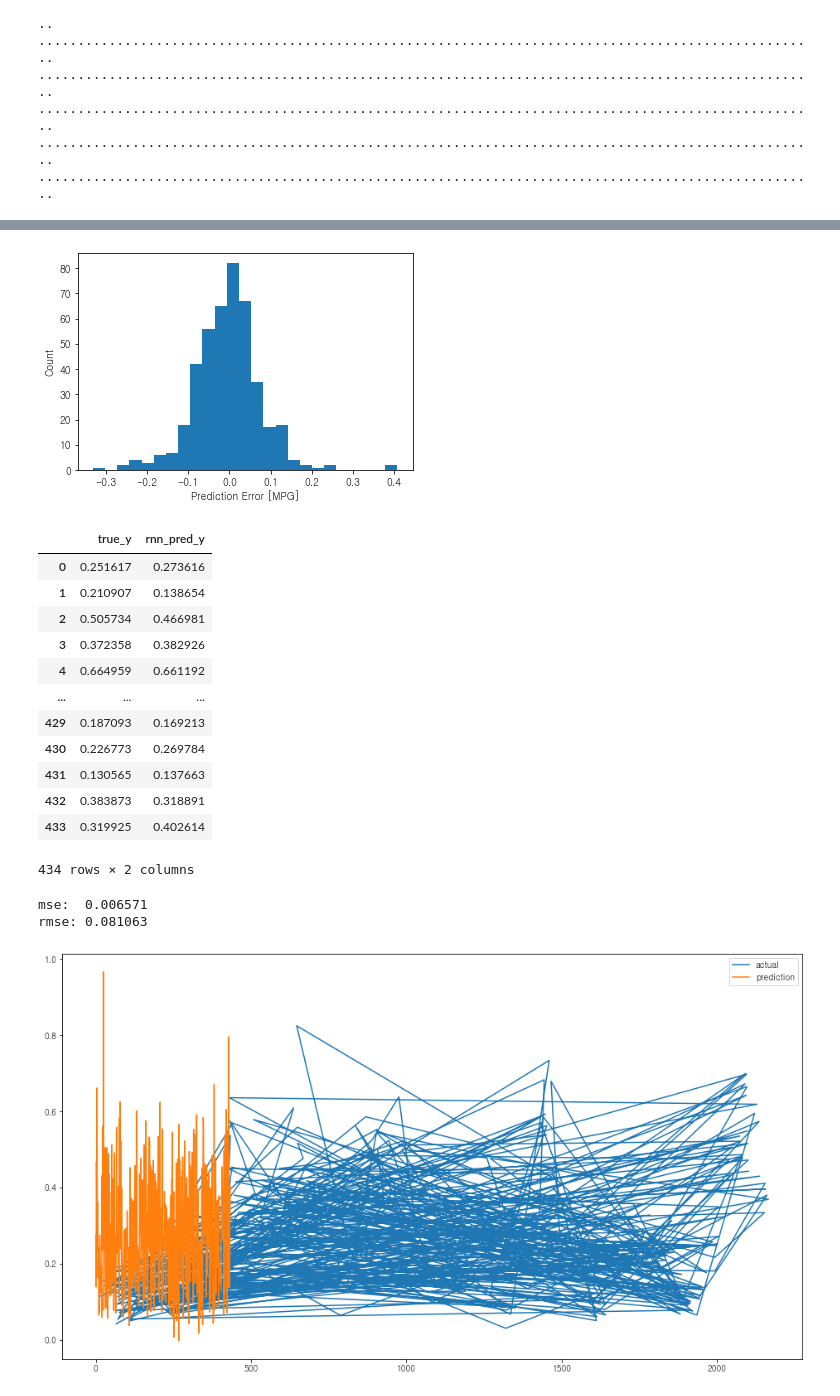
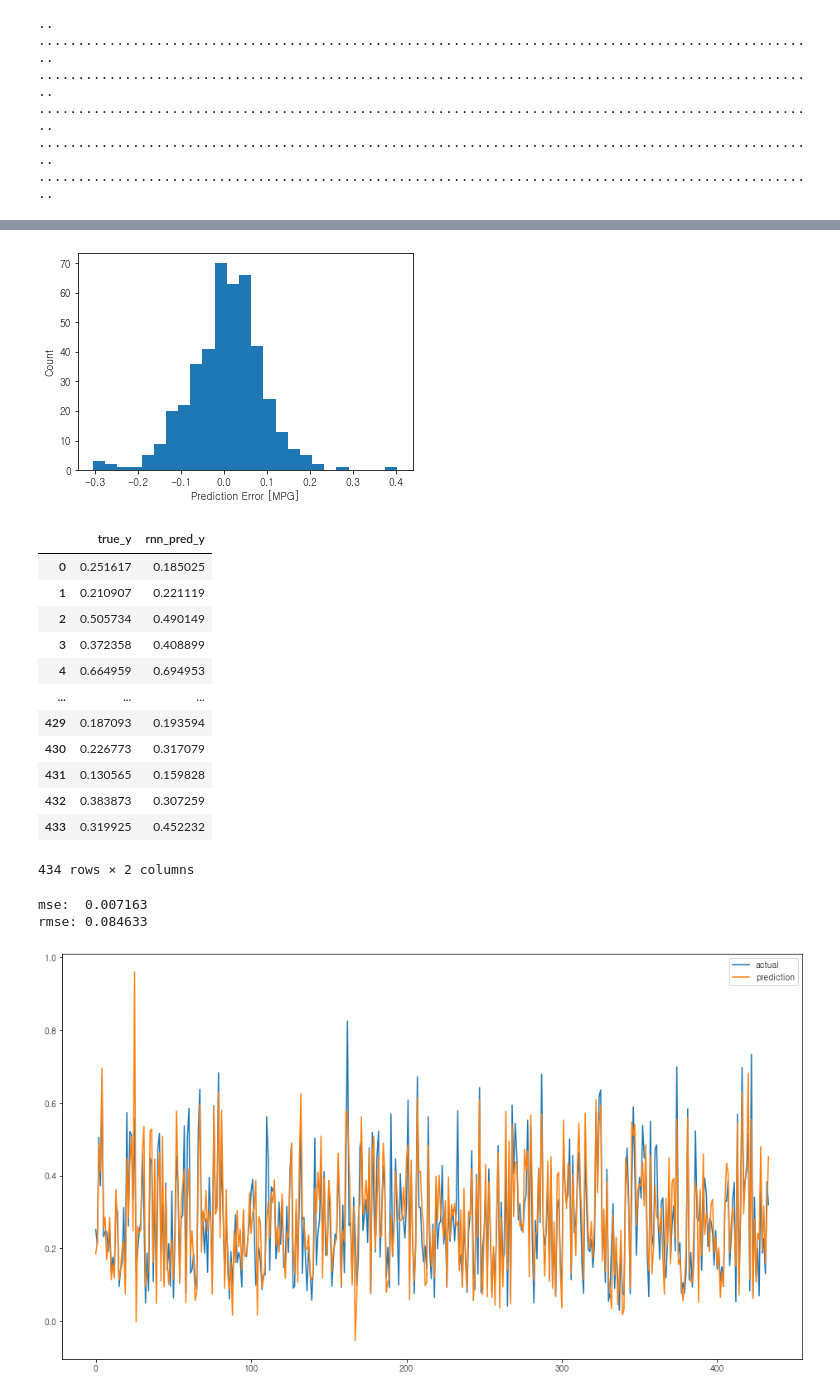
Before and after one commit to iDolphin99/proj-argricultural-price-predict, a Jupyter notebook: Dolphin/model_RNN.ipynb, the cells around one changed output, grey strips where cells are left out. Drawn from its saved outputs; the diff is of its cells as text; code cells hidden in the pictures.

```diff
--- a/Dolphin/model_RNN.ipynb
+++ b/Dolphin/model_RNN.ipynb
@@ -128,7 +128,7 @@ def build_model(train_dataset):
 
     model.compile(loss='mse',
                 optimizer=Adam(learning_rate=0.001),
-                metrics=['mae', 'mse', 'accuracy'])
+                metrics=['mae', 'mse'])
 
     return model
 # %%
@@ -259,23 +259,23 @@ plt.hist(error, bins = 25)
 plt.xlabel("Prediction Error [MPG]")
 _ = plt.ylabel("Count")
 # %% [output]
-[figure, old version]
+[figure, new version]
 # %%
 df_result = pd.DataFrame(list(zip(test_y, pred_rnn)), columns=['true_y', 'rnn_pred_y'])
 df_result
 # %% [output]
 |  | true_y | rnn_pred_y |
-| 0 | 0.251617 | 0.273616 |
-| 1 | 0.210907 | 0.138654 |
-| 2 | 0.505734 | 0.466981 |
-| 3 | 0.372358 | 0.382926 |
-| 4 | 0.664959 | 0.661192 |
+| 0 | 0.251617 | 0.185025 |
+| 1 | 0.210907 | 0.221119 |
+| 2 | 0.505734 | 0.490149 |
+| 3 | 0.372358 | 0.408899 |
+| 4 | 0.664959 | 0.694953 |
 | ... | ... | ... |
-| 429 | 0.187093 | 0.169213 |
-| 430 | 0.226773 | 0.269784 |
-| 431 | 0.130565 | 0.137663 |
-| 432 | 0.383873 | 0.318891 |
-| 433 | 0.319925 | 0.402614 |
+| 429 | 0.187093 | 0.193594 |
+| 430 | 0.226773 | 0.317079 |
+| 431 | 0.130565 | 0.159828 |
+| 432 | 0.383873 | 0.307259 |
+| 433 | 0.319925 | 0.452232 |
 434 rows × 2 columns
 # %%
 # rmse
@@ -285,9 +285,11 @@ print("mse:  %f" % mse)
 rmse = np.sqrt(mse)
 print("rmse: %f" %rmse)
 # %% [output]
-mse:  0.006571
-rmse: 0.081063
+mse:  0.007163
+rmse: 0.084633
 # %%
-graph(pred_rnn, test_y)
+true_y=test_y.to_numpy()
+
+graph(pred_rnn, true_y)
 # %% [output]
-[figure, old version]
+[figure, new version]
```
Also changed, not shown: parts of 6 cells of this notebook, 2 other files.
